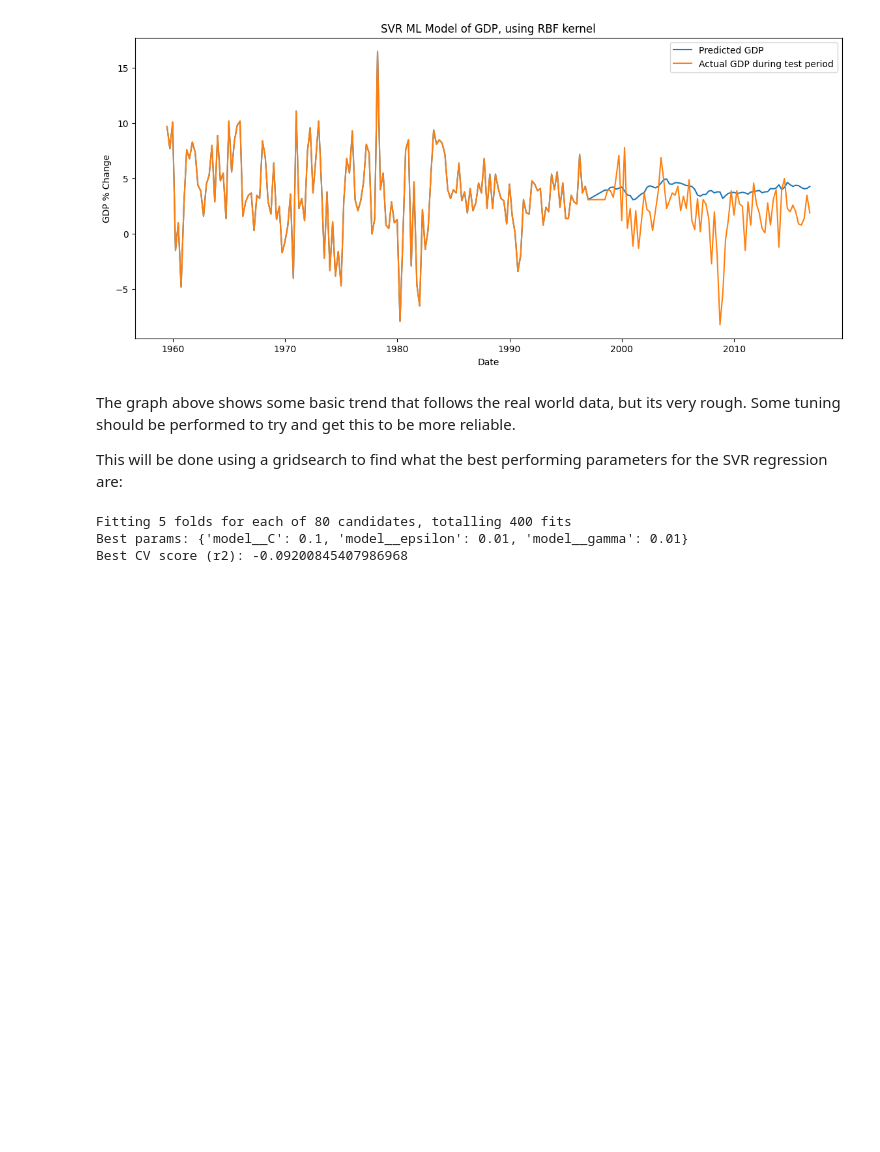
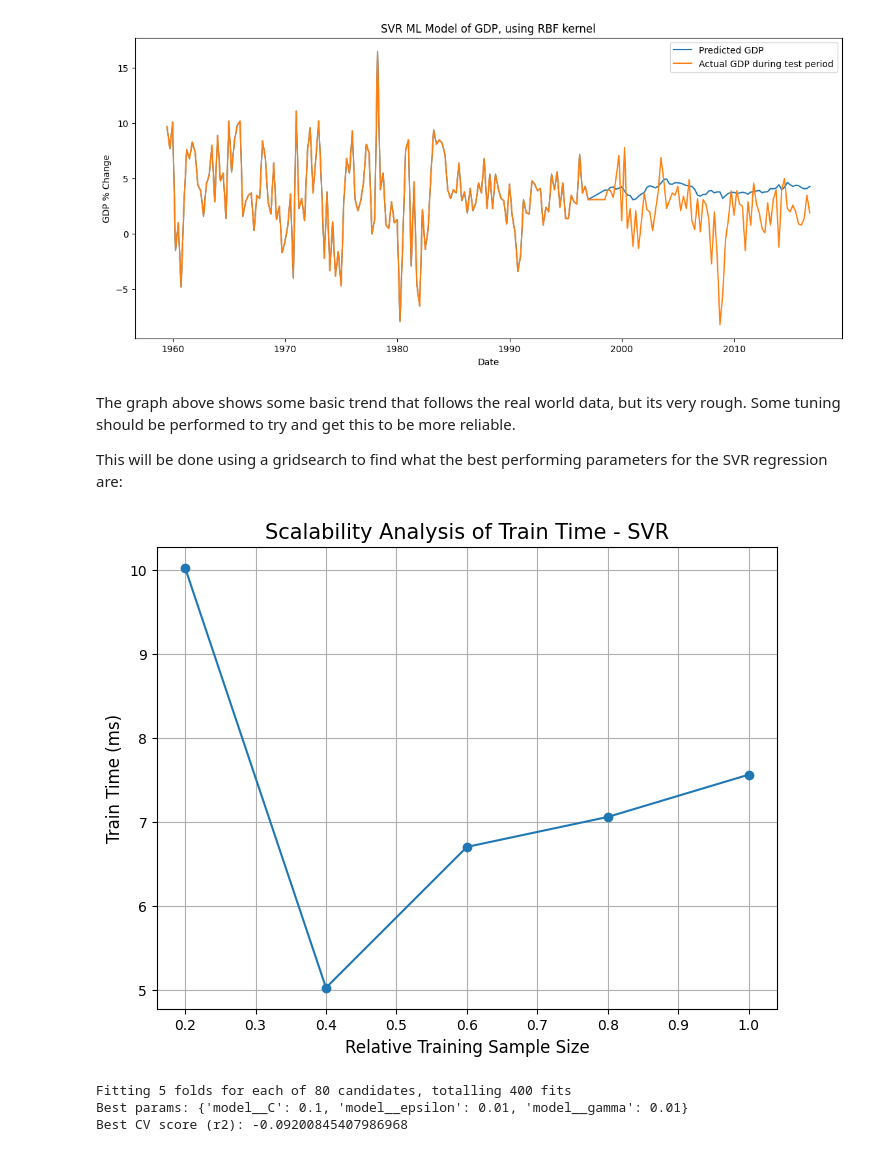
Before and after one commit to fraser2763/AI4-CW2, a Jupyter notebook: SVR_Model/SVR_Model_Y.ipynb, the cells around one changed output. Cells and saved outputs as stored; diff of their text form; code cells hidden in the pictures; blank space fills up the shorter version.

Commit message:
added scalability analysis to SVR

```diff
--- a/SVR_Model/SVR_Model_Y.ipynb
+++ b/SVR_Model/SVR_Model_Y.ipynb
@@ -194,6 +194,14 @@ R²         | MSE        | MAE        |
 The graph above shows some basic trend that follows the real world data, but its very rough. Some tuning should be performed to try and get this to be more reliable.
 
 This will be done using a gridsearch to find what the best performing parameters for the SVR regression are:
+# %%
+import sys
+sys.path.append('..')
+from scalability_analysis import scalabilty_analysis
+
+scalabilty_analysis(svr_pipe, X_train, y_train, "SVR")
+# %% [output]
+[figure, added]
 # %%
 # Define parameter grid
 param_grid = {
```
